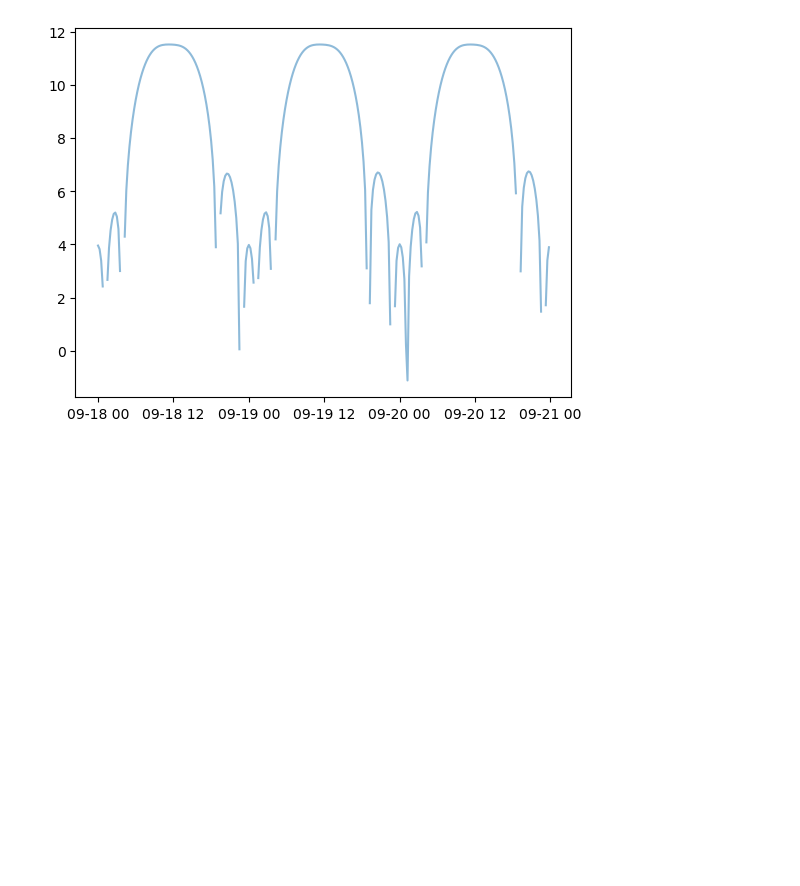
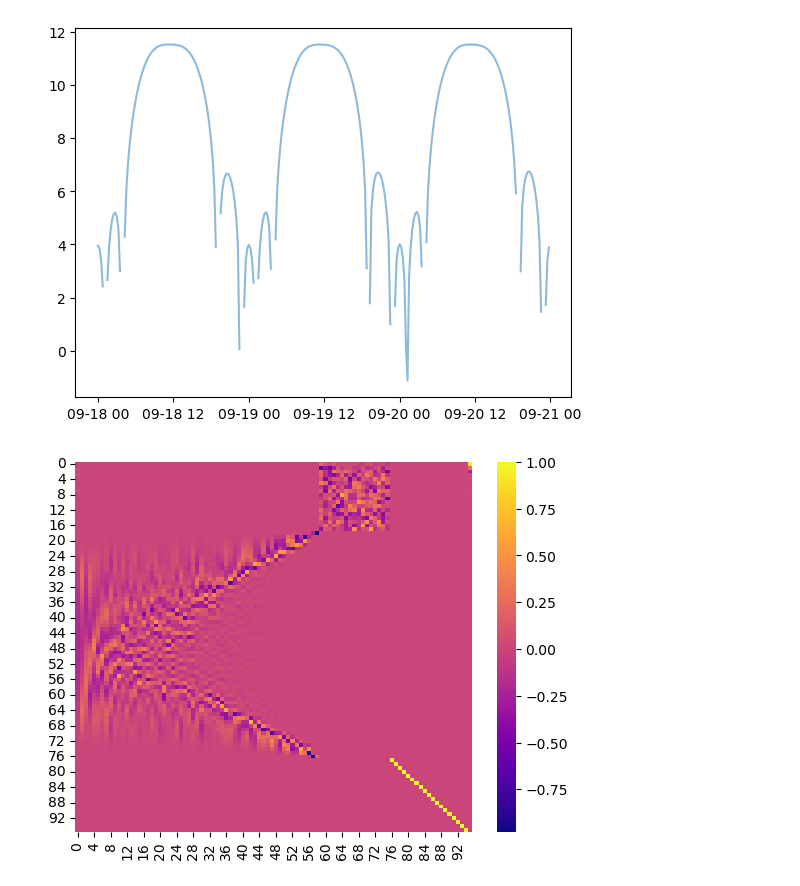
Before and after one commit to cvxgrp/spcqe, a Jupyter notebook: notebooks/statistical_clearsky_demo-Copy1.ipynb, the cells around one changed output. Cells and saved outputs as stored; diff of their text form; code cells hidden in the pictures; blank space fills up the shorter version.

```diff
--- a/notebooks/statistical_clearsky_demo-Copy1.ipynb
+++ b/notebooks/statistical_clearsky_demo-Copy1.ipynb
@@ -122,0 +125,6 @@ plt.plot(xs, np.log(spq.fit_quantiles[slc]), alpha=0.5)
+# %%
+U, S, Vh = svd(dh.filled_data_matrix, full_matrices=False)
+# %%
+sns.heatmap(U, cmap='plasma');
+# %% [output]
+[figure, added]
```
Also changed, not shown: parts of 7 cells of this notebook, 3 other files.
